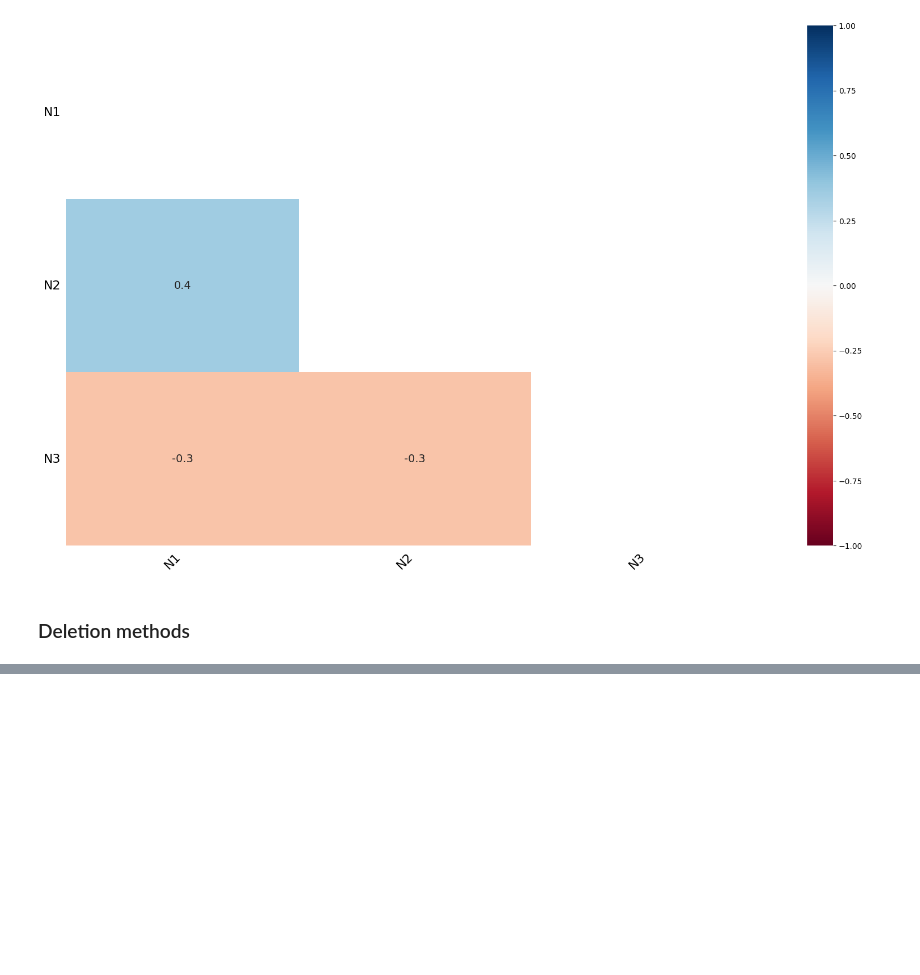
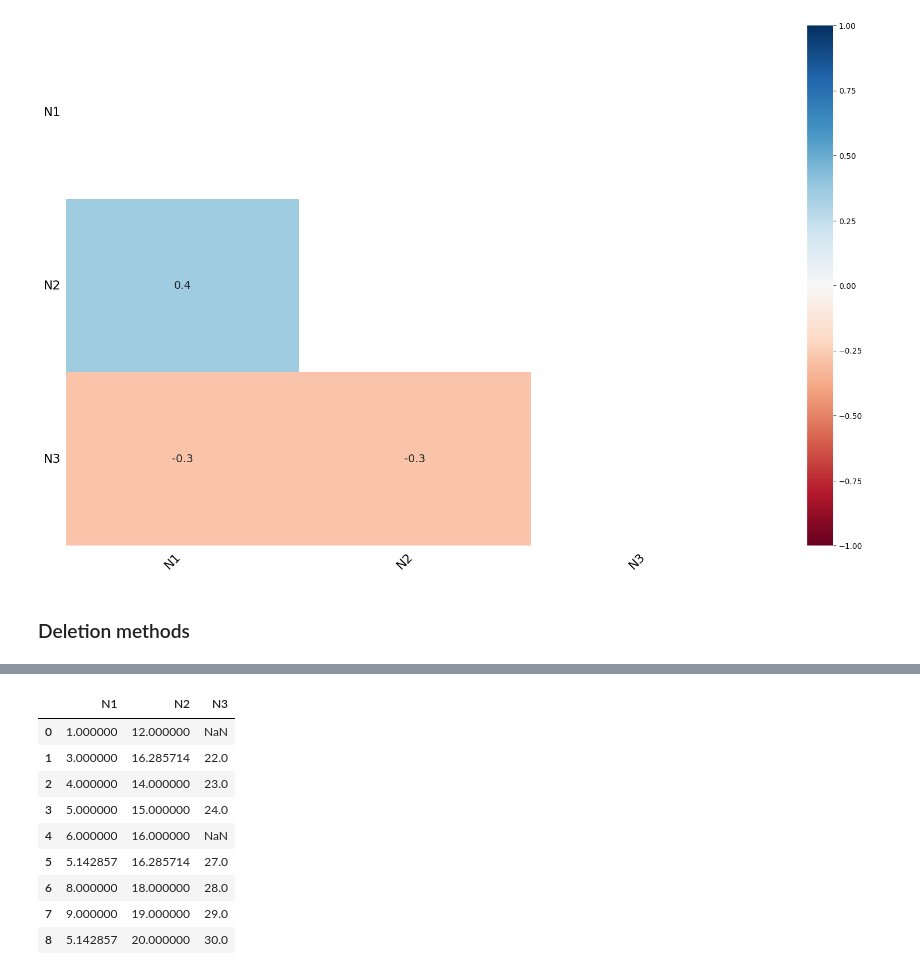
Before and after one commit to Huxoo/python_and_datascience, a Jupyter notebook: 5.Data Preprocessing.ipynb, the cells around one changed output, grey strips where cells are left out. Saved outputs shown, nothing was run; the diff lists cells and outputs as text; code cells hidden in the pictures; blank space fills up the shorter version.

```diff
--- a/5.Data Preprocessing.ipynb
+++ b/5.Data Preprocessing.ipynb
@@ -350,0 +446,13 @@ plt.show()
+# %%
+df.fillna(df.mean()["N1": "N2"])
+# %% [output]
+|  | N1 | N2 | N3 |
+| 0 | 1.000000 | 12.000000 | NaN |
+| 1 | 3.000000 | 16.285714 | 22.0 |
+| 2 | 4.000000 | 14.000000 | 23.0 |
+| 3 | 5.000000 | 15.000000 | 24.0 |
+| 4 | 6.000000 | 16.000000 | NaN |
+| 5 | 5.142857 | 16.285714 | 27.0 |
+| 6 | 8.000000 | 18.000000 | 28.0 |
+| 7 | 9.000000 | 19.000000 | 29.0 |
+| 8 | 5.142857 | 20.000000 | 30.0 |
```
Also changed, not shown: parts of 28 cells of this notebook.
